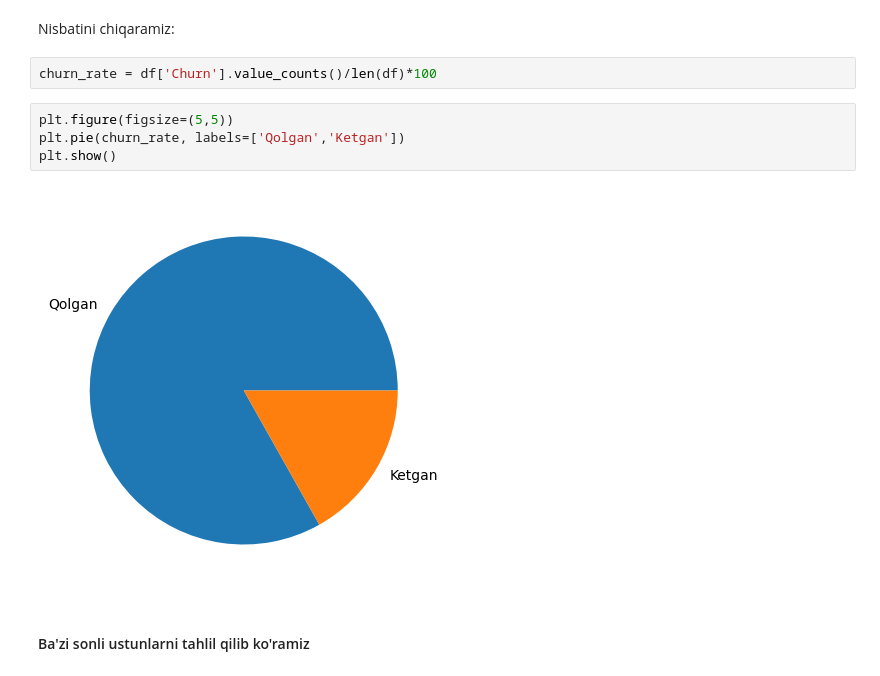
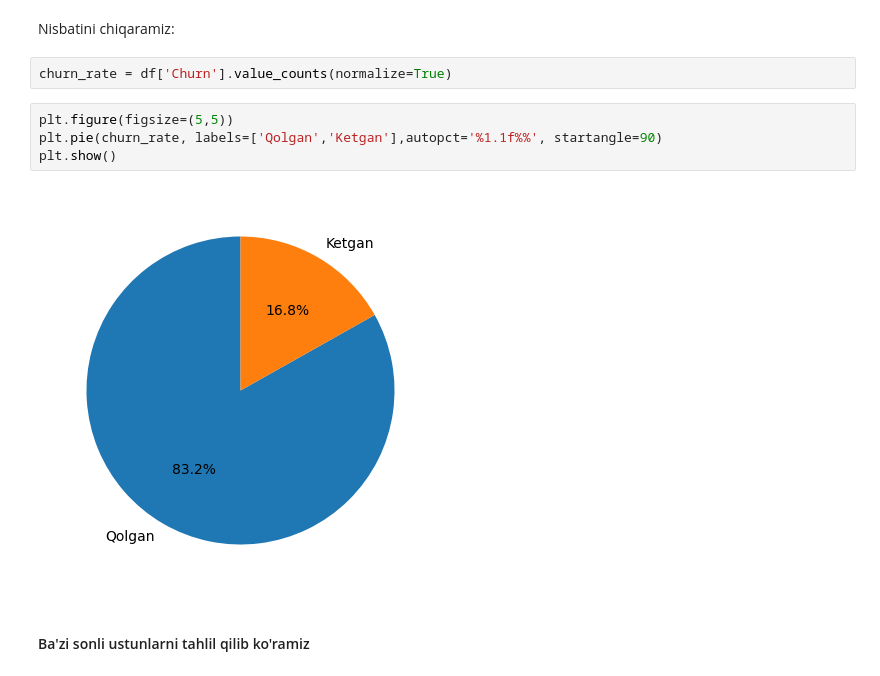
Before and after one commit to ulubeykhuja/Amaliyot, a Jupyter notebook: 05-ML-14-Customer-churn.ipynb, the cells around one changed output. Saved outputs shown, nothing was run; the diff lists cells and outputs as text.

```diff
--- a/05-ML-14-Customer-churn.ipynb
+++ b/05-ML-14-Customer-churn.ipynb
@@ -145,13 +145,13 @@ dtype: float64
 # %% [markdown]
 Nisbatini chiqaramiz:
 # %%
-churn_rate = df['Churn'].value_counts()/len(df)*100
+churn_rate = df['Churn'].value_counts(normalize=True)
 # %%
 plt.figure(figsize=(5,5))
-plt.pie(churn_rate, labels=['Qolgan','Ketgan'])
+plt.pie(churn_rate, labels=['Qolgan','Ketgan'],autopct='%1.1f%%', startangle=90)
 plt.show()
 # %% [output]
-[figure, old version]
+[figure, new version]
 # %% [markdown]
 #### Ba'zi sonli ustunlarni tahlil qilib ko'ramiz
 # %%
```
Also changed, not shown: parts of 6 cells of this notebook.
